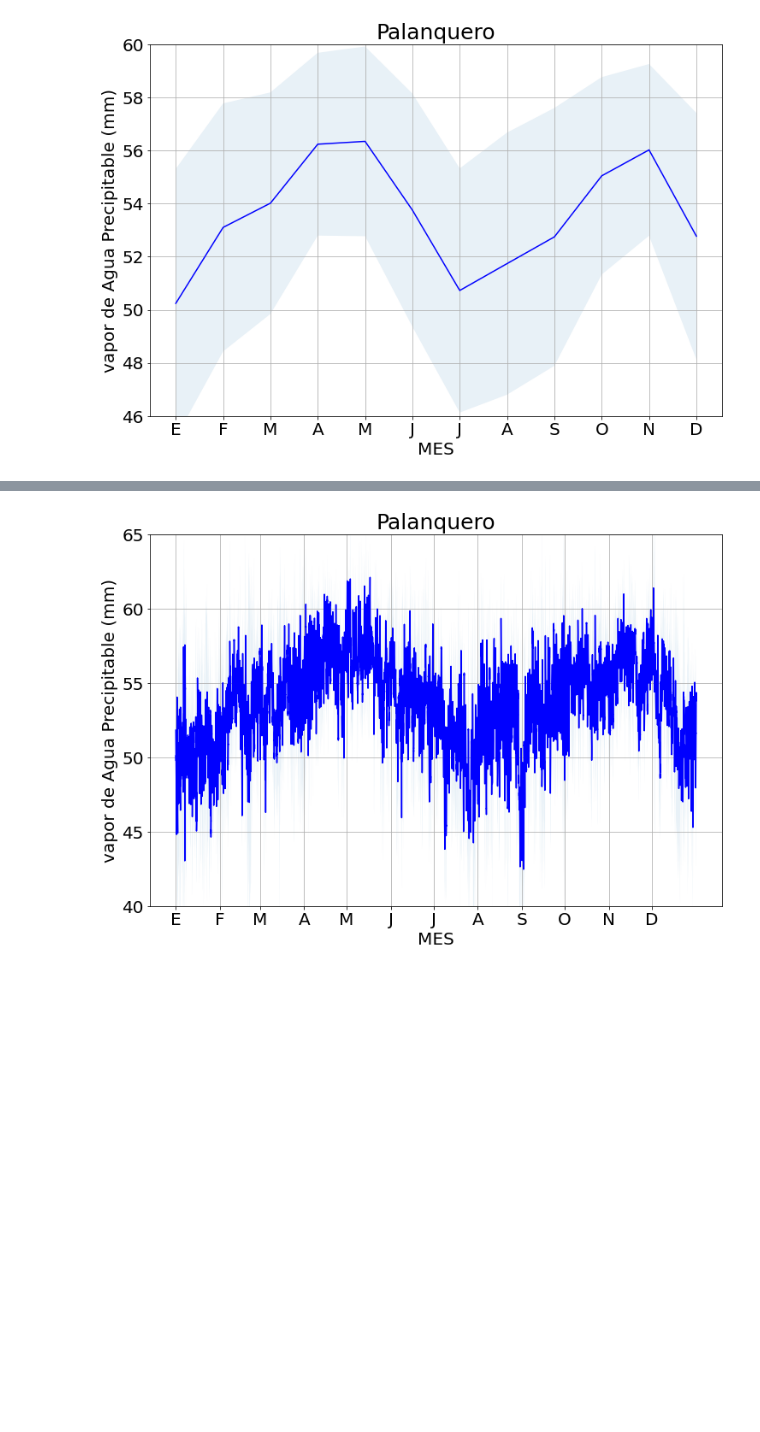
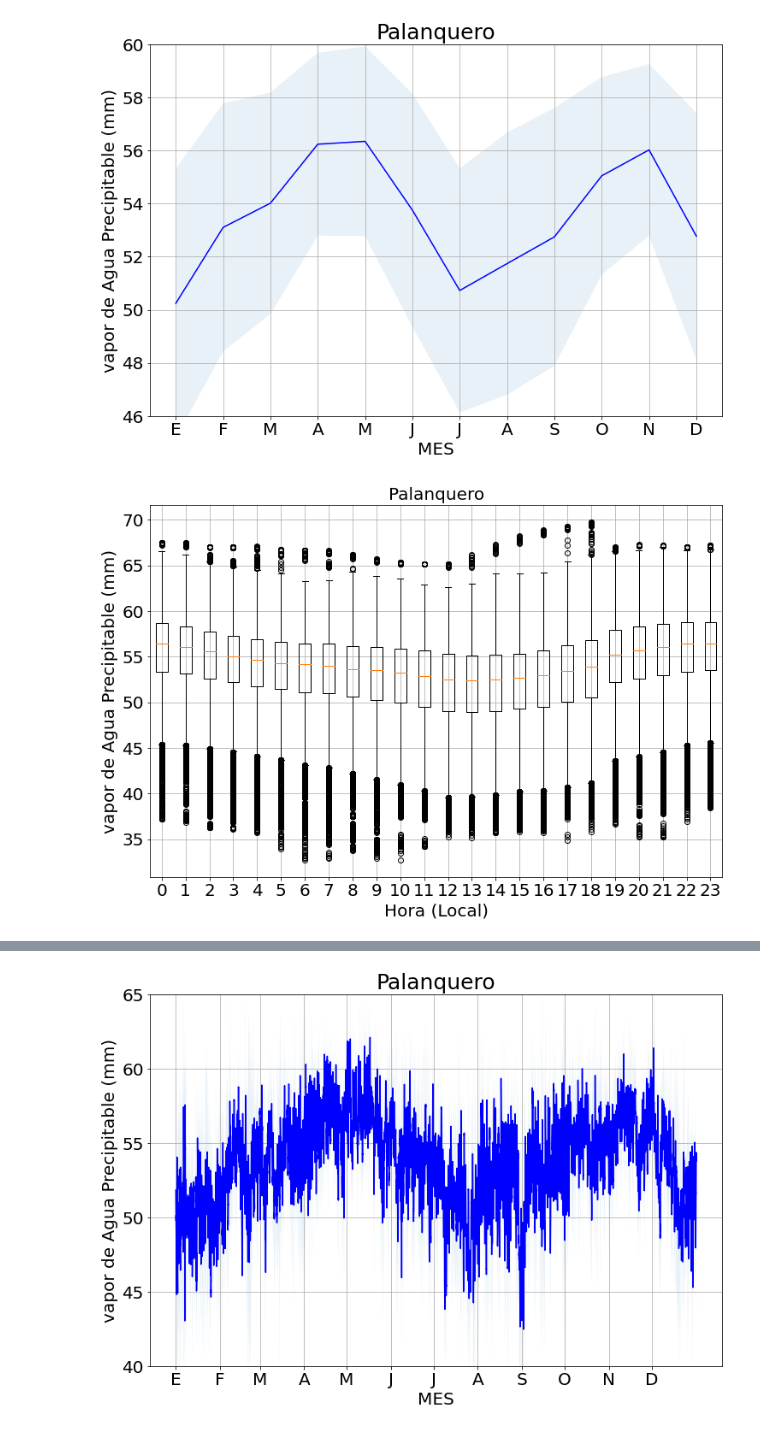
Before and after one commit to chris051091/Tesis_Maestr-a, a Jupyter notebook: climatologia/src/palanquero/Climatologia_PWV_Palanquero_nuevo.ipynb, the cells around one changed output, grey strips where cells are left out. Drawn from its saved outputs; the diff is of its cells as text; code cells hidden in the pictures; blank space fills up the shorter version.

```diff
--- a/climatologia/src/palanquero/Climatologia_PWV_Palanquero_nuevo.ipynb
+++ b/climatologia/src/palanquero/Climatologia_PWV_Palanquero_nuevo.ipynb
@@ -201,0 +375,14 @@ plot_per_month(dfmes, f'{NOMBRE_ESTACION.capitalize()}', f'climatologia_{VARIABL
+# %%
+plot_caja_bigote(
+    df=df,
+    columna_x="HORA",
+    columna_y="PWV",
+    titulo=NOMBRE_ESTACION.capitalize(),
+    rotulo_x="Hora (Local)",
+    rotulo_y=NOMBRE_EJE_Y,
+    nombre_estacion=NOMBRE_ESTACION,
+    nombre_figura="grafico_pwv_caja_bigote_palanquero_horario",
+    path_para_salvar=PATH_FINAL_FIGURAS_CLIMATOLOGIA
+)
+# %% [output]
+[figure, added]
```
Also changed, not shown: parts of 6 cells of this notebook.
